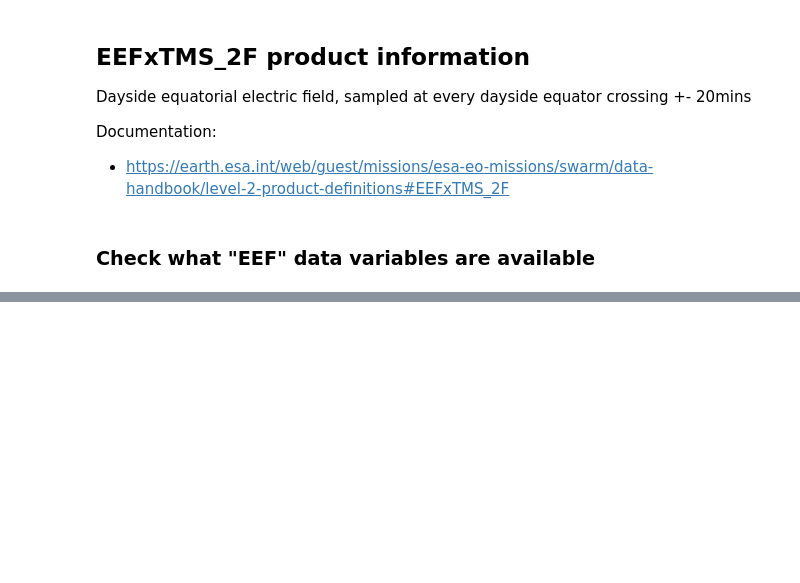
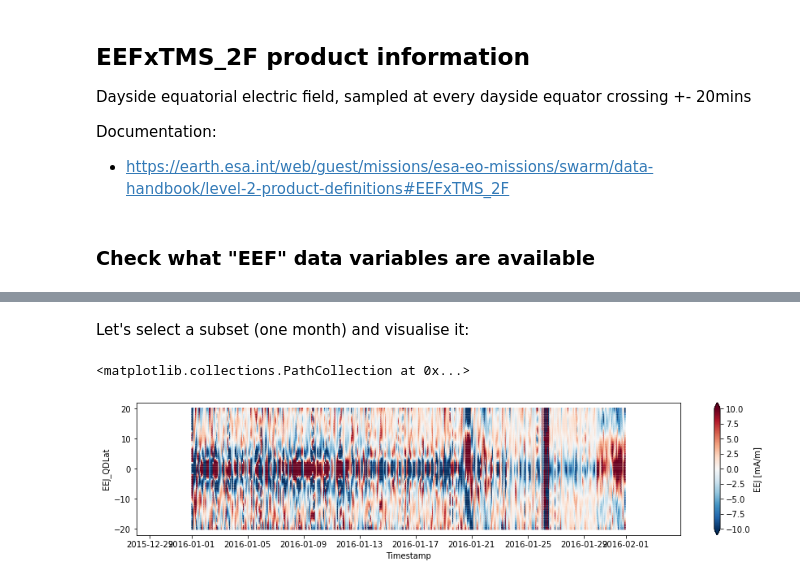
Before and after one commit to Swarm-DISC/Swarm_notebooks, a Jupyter notebook: 03f__Demo-EEFxTMS_2F.ipynb, the cells around one changed output, grey strips where cells are left out. Saved outputs shown, nothing was run; the diff lists cells and outputs as text; code cells hidden in the pictures; blank space fills up the shorter version.

```diff
--- a/03f__Demo-EEFxTMS_2F.ipynb
+++ b/03f__Demo-EEFxTMS_2F.ipynb
@@ -112,2 +116,12 @@ Attributes:
     MagneticModels:  []
     RangeFilters:    []
+# %% [markdown]
+Let's select a subset (one month) and visualise it:
+# %%
+_ds = ds.sel({"Timestamp": "2016-01"})
+
+fig, ax1 = plt.subplots(nrows=1, figsize=(15,3), sharex=True)
+_ds.plot.scatter(x="Timestamp", y="EEJ_QDLat", hue="EEJ", vmax=10, s=1, ax=ax1)
+# %% [output]
+<matplotlib.collections.PathCollection at 0x...>
+[figure, added]
```
Also changed, not shown: parts of 14 cells of this notebook.
